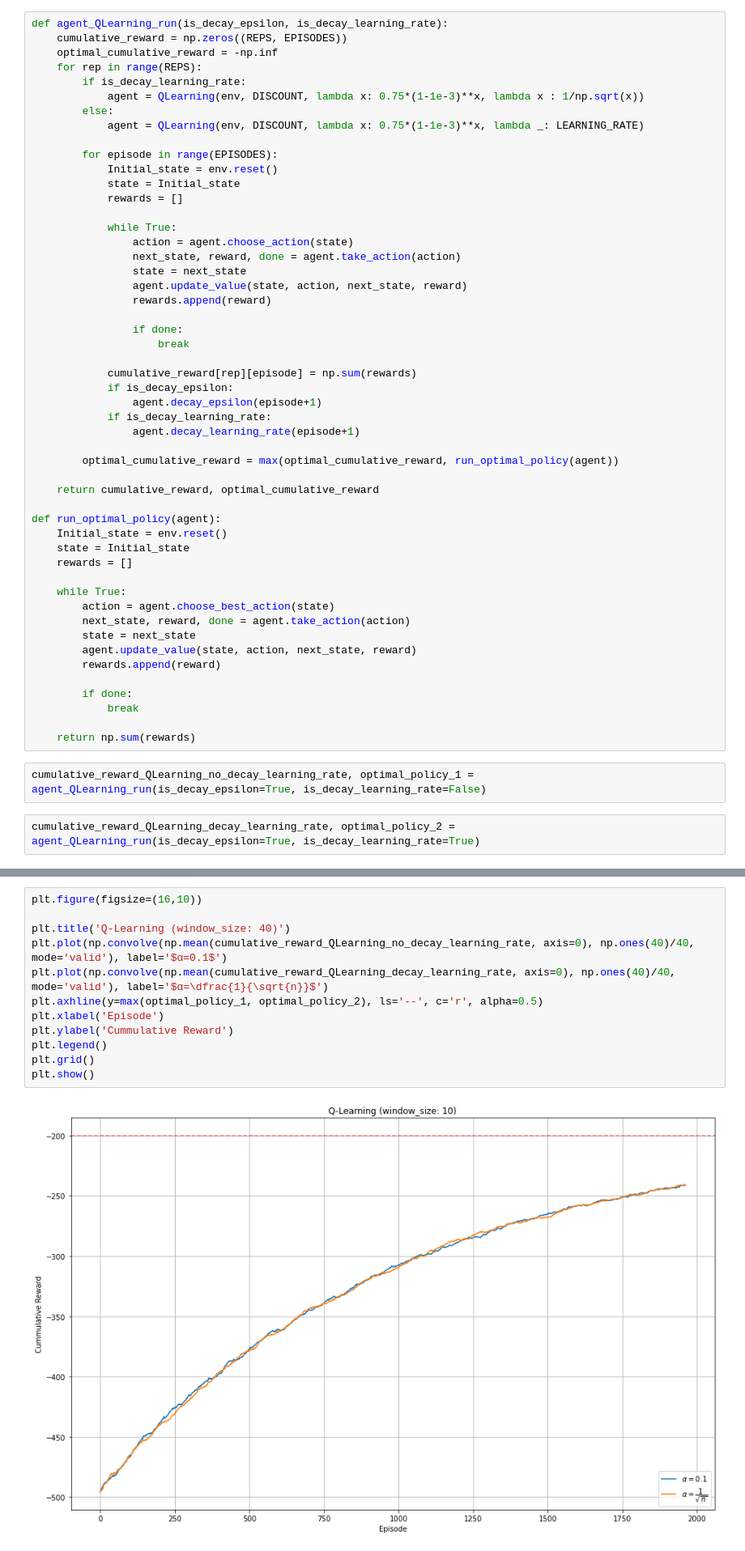
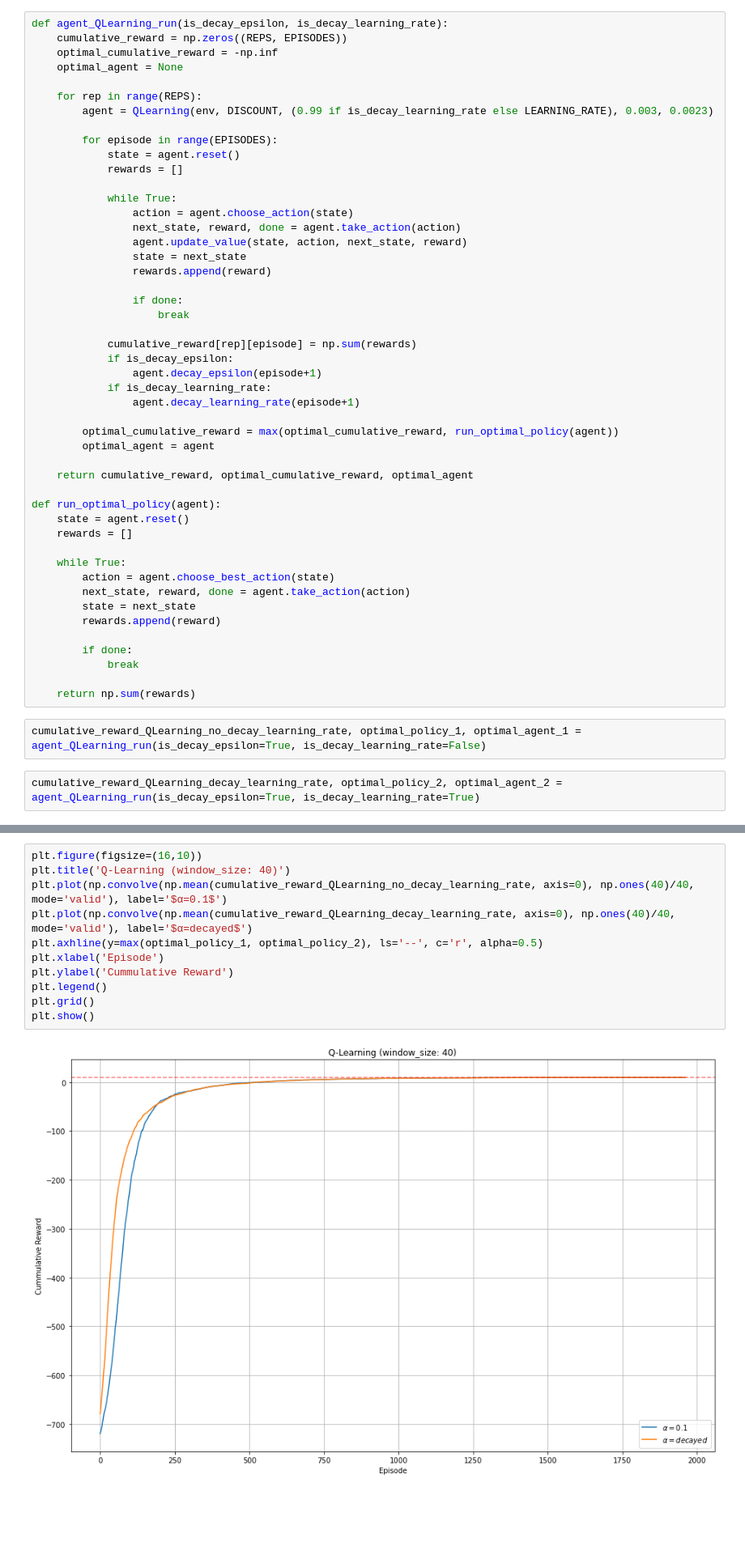
Before and after one commit to mohammadsaadati80/Taxi-v3, a Jupyter notebook: Codes.ipynb, the cells around one changed output, grey strips where cells are left out. Shown at 81% size. Cells and saved outputs as stored; diff of their text form; blank space fills up the shorter version.

Commit message:
Fix Q-Learning

```diff
--- a/Codes.ipynb
+++ b/Codes.ipynb
@@ -119,22 +129,20 @@ class QLearning():
 def agent_QLearning_run(is_decay_epsilon, is_decay_learning_rate):
     cumulative_reward = np.zeros((REPS, EPISODES))
     optimal_cumulative_reward = -np.inf
+    optimal_agent = None
+
     for rep in range(REPS):
-        if is_decay_learning_rate:
-            agent = QLearning(env, DISCOUNT, lambda x: 0.75*(1-1e-3)**x, lambda x : 1/np.sqrt(x))
-        else:
-            agent = QLearning(env, DISCOUNT, lambda x: 0.75*(1-1e-3)**x, lambda _: LEARNING_RATE)
+        agent = QLearning(env, DISCOUNT, (0.99 if is_decay_learning_rate else LEARNING_RATE), 0.003, 0.0023)
 
         for episode in range(EPISODES):
-            Initial_state = env.reset()
-            state = Initial_state
+            state = agent.reset()
             rewards = []
 
             while True:
                 action = agent.choose_action(state)
                 next_state, reward, done = agent.take_action(action)
+                agent.update_value(state, action, next_state, reward)
                 state = next_state
-                agent.update_value(state, action, next_state, reward)
                 rewards.append(reward)
 
                 if done:
@@ -147,19 +155,18 @@ def agent_QLearning_run(is_decay_epsilon, is_decay_learning_rate):
                 agent.decay_learning_rate(episode+1)
 
         optimal_cumulative_reward = max(optimal_cumulative_reward, run_optimal_policy(agent))
+        optimal_agent = agent
 
-    return cumulative_reward, optimal_cumulative_reward
+    return cumulative_reward, optimal_cumulative_reward, optimal_agent
 
 def run_optimal_policy(agent):
-    Initial_state = env.reset()
-    state = Initial_state
+    state = agent.reset()
     rewards = []
 
     while True:
         action = agent.choose_best_action(state)
         next_state, reward, done = agent.take_action(action)
         state = next_state
-        agent.update_value(state, action, next_state, reward)
         rewards.append(reward)
 
         if done:
@@ -167,6 +174,6 @@ def run_optimal_policy(agent):
 
     return np.sum(rewards)
 # %%
-cumulative_reward_QLearning_no_decay_learning_rate, optimal_policy_1 = agent_QLearning_run(is_decay_epsilon=True, is_decay_learning_rate=False)
+cumulative_reward_QLearning_no_decay_learning_rate, optimal_policy_1, optimal_agent_1 = agent_QLearning_run(is_decay_epsilon=True, is_decay_learning_rate=False)
 # %%
-cumulative_reward_QLearning_decay_learning_rate, optimal_policy_2 = agent_QLearning_run(is_decay_epsilon=True, is_decay_learning_rate=True)
+cumulative_reward_QLearning_decay_learning_rate, optimal_policy_2, optimal_agent_2 = agent_QLearning_run(is_decay_epsilon=True, is_decay_learning_rate=True)
@@ -190,14 +180,13 @@ plt.show()
 # %%
 plt.figure(figsize=(16,10))
-
 plt.title('Q-Learning (window_size: 40)')
 plt.plot(np.convolve(np.mean(cumulative_reward_QLearning_no_decay_learning_rate, axis=0), np.ones(40)/40, mode='valid'), label='$α=0.1$')
-plt.plot(np.convolve(np.mean(cumulative_reward_QLearning_decay_learning_rate, axis=0), np.ones(40)/40, mode='valid'), label='$α=\dfrac{1}{\sqrt{n}}$')
+plt.plot(np.convolve(np.mean(cumulative_reward_QLearning_decay_learning_rate, axis=0), np.ones(40)/40, mode='valid'), label='$α=decayed$')
 plt.axhline(y=max(optimal_policy_1, optimal_policy_2), ls='--', c='r', alpha=0.5)
 plt.xlabel('Episode')
 plt.ylabel('Cummulative Reward')
 plt.legend()
 plt.grid()
 plt.show()
 # %% [output]
-[figure, old version]
+[figure, new version]
```
Also changed, not shown: parts of 8 cells of this notebook, 1 other file.
